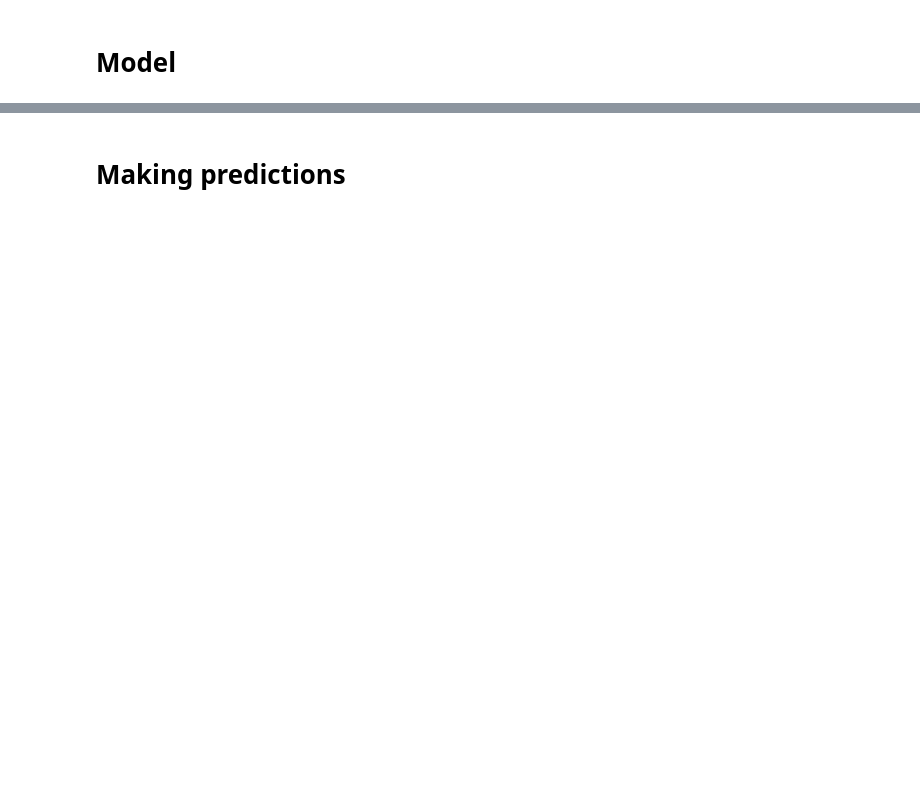
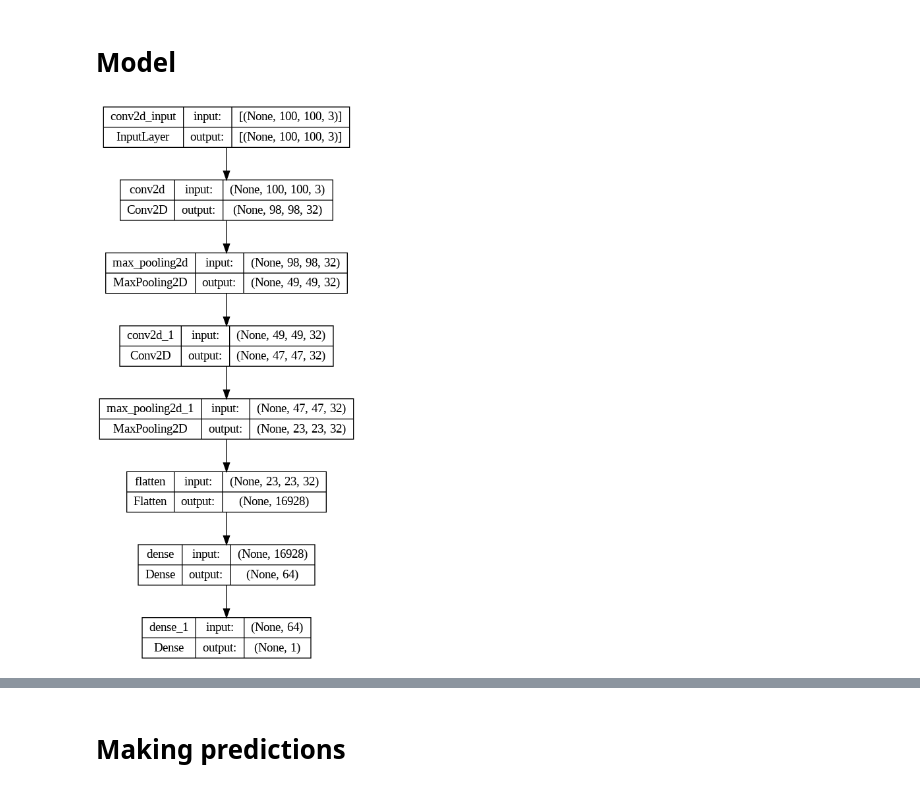
Before and after one commit to jarwarayaz/GOOGLE_COLAB, a Jupyter notebook: WAZIR_IMAGE_CLASSIFICATION.ipynb, the cells around one changed output, grey strips where cells are left out. Saved outputs shown, nothing was run; the diff lists cells and outputs as text; code cells hidden in the pictures; blank space fills up the shorter version.

```diff
--- a/WAZIR_IMAGE_CLASSIFICATION.ipynb
+++ b/WAZIR_IMAGE_CLASSIFICATION.ipynb
@@ -102,6 +94,10 @@ model.add(Dense(64, activation = 'relu'))
 model.add(Dense(1, activation = 'sigmoid'))
 # %%
 model.compile(loss = 'binary_crossentropy', optimizer = 'adam', metrics = ['accuracy'])
+# %%
+plot_model(model, to_file='model.png', show_shapes=True, show_layer_names=True)
+# %% [output]
+[figure, added]
 # %%
 model.fit(X_train, Y_train, epochs = 5, batch_size = 64)
 # %% [output]
```
Also changed, not shown: parts of 8 cells of this notebook.
